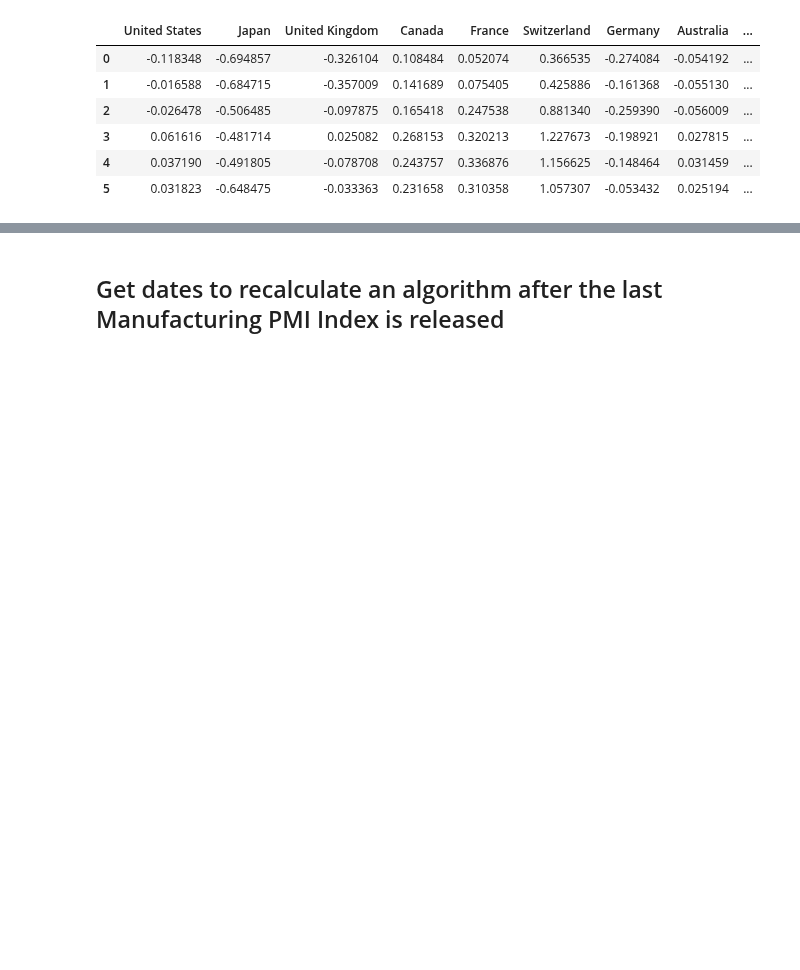
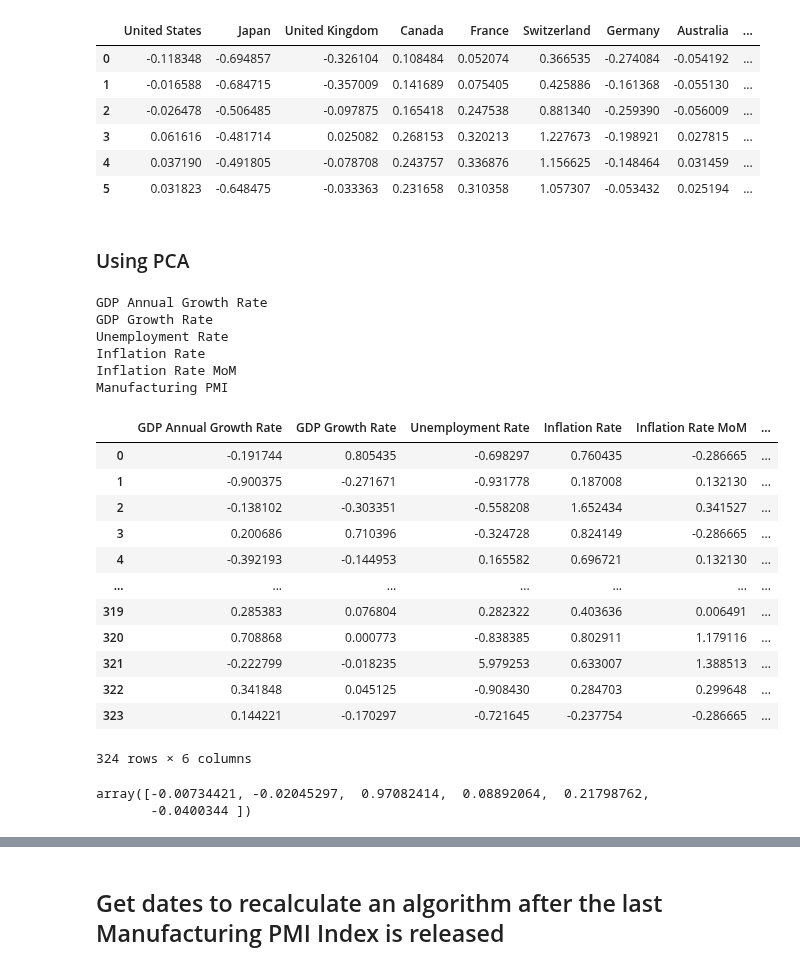
Before and after one commit to lharazin/TFM, a Jupyter notebook: Algorithm/data/prepare_indicators.ipynb, the cells around one changed output, grey strips where cells are left out. Drawn from its saved outputs; the diff is of its cells as text; code cells hidden in the pictures; blank space fills up the shorter version.

```diff
--- a/Algorithm/data/prepare_indicators.ipynb
+++ b/Algorithm/data/prepare_indicators.ipynb
@@ -846,3 +848,43 @@ data_provider.calculate_composite_indicator(
 | 3 | 0.061616 | -0.481714 | 0.025082 | 0.268153 | 0.320213 | 1.227673 | -0.198921 | 0.027815 | ... |
 | 4 | 0.037190 | -0.491805 | -0.078708 | 0.243757 | 0.336876 | 1.156625 | -0.148464 | 0.031459 | ... |
 | 5 | 0.031823 | -0.648475 | -0.033363 | 0.231658 | 0.310358 | 1.057307 | -0.053432 | 0.025194 | ... |
+# %% [markdown]
+### Using PCA
+# %%
+date = pd.Timestamp('2023-12-06')
+no_periods=12
+indicators_norm = pd.DataFrame(
+    data=np.zeros((no_periods*len(data_provider.selected_countries),
+                   len(data_provider.key_indicators))),
+    columns=data_provider.key_indicators)
+
+for indicator in data_provider.key_indicators:
+    print(indicator)
+    df = data_provider.get_key_indicator_values(indicator)
+    df_normalized = data_provider.normilize_dataframe(df)
+    df_last_values = data_provider.get_latest_data(indicator, df_normalized, date,
+                                                   periods=no_periods)
+
+    indicators_norm.loc[:, indicator] = df_last_values.values.reshape(-1)
+
+indicators_norm
+# %% [output]
+GDP Annual Growth Rate
+GDP Growth Rate
+Unemployment Rate
+Inflation Rate
+Inflation Rate MoM
+Manufacturing PMI
+|  | GDP Annual Growth Rate | GDP Growth Rate | Unemployment Rate | Inflation Rate | Inflation Rate MoM | ... |
+| 0 | -0.191744 | 0.805435 | -0.698297 | 0.760435 | -0.286665 | ... |
+| 1 | -0.900375 | -0.271671 | -0.931778 | 0.187008 | 0.132130 | ... |
+| 2 | -0.138102 | -0.303351 | -0.558208 | 1.652434 | 0.341527 | ... |
+| 3 | 0.200686 | 0.710396 | -0.324728 | 0.824149 | -0.286665 | ... |
+| 4 | -0.392193 | -0.144953 | 0.165582 | 0.696721 | 0.132130 | ... |
+| ... | ... | ... | ... | ... | ... | ... |
+| 319 | 0.285383 | 0.076804 | 0.282322 | 0.403636 | 0.006491 | ... |
+| 320 | 0.708868 | 0.000773 | -0.838385 | 0.802911 | 1.179116 | ... |
+| 321 | -0.222799 | -0.018235 | 5.979253 | 0.633007 | 1.388513 | ... |
+| 322 | 0.341848 | 0.045125 | -0.908430 | 0.284703 | 0.299648 | ... |
+| 323 | 0.144221 | -0.170297 | -0.721645 | -0.237754 | -0.286665 | ... |
+324 rows × 6 columns
@@ -848,0 +893,9 @@ data_provider.calculate_composite_indicator(
+# %%
+pca = PCA(n_components=1)
+pca.fit(indicators_norm)
+
+factor_weights = pca.components_.flatten()
+factor_weights
+# %% [output]
+array([-0.00734421, -0.02045297,  0.97082414,  0.08892064,  0.21798762,
+       -0.0400344 ])
```
Also changed, not shown: parts of 6 cells of this notebook, 7 other files.
